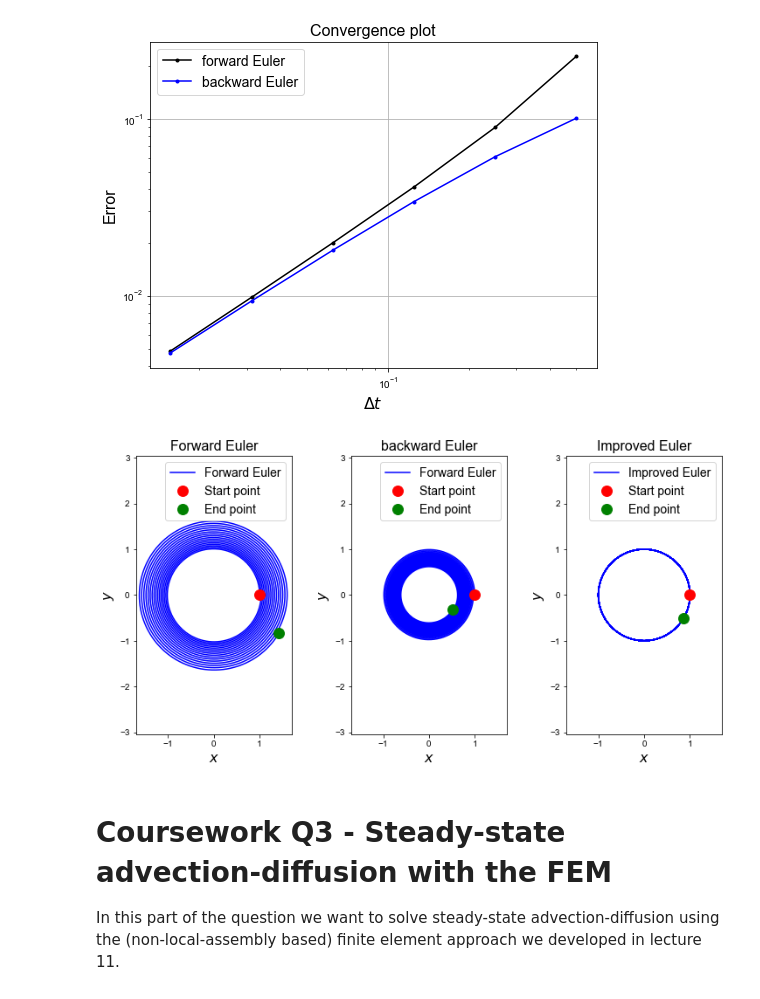
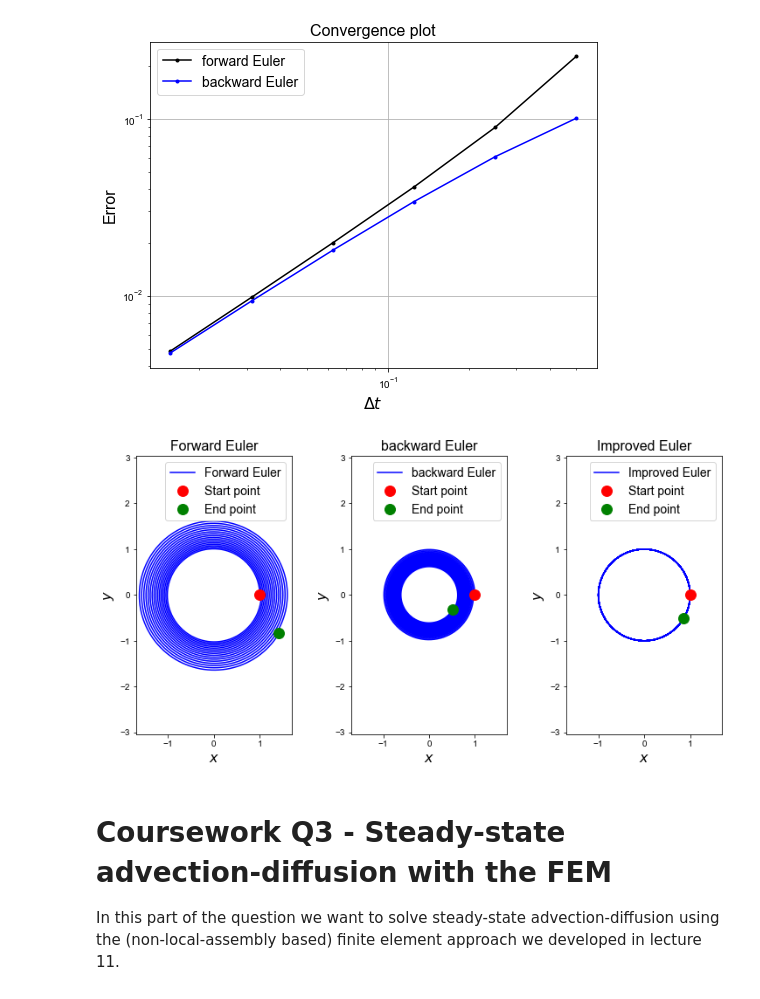
Before and after one commit to yxyyxy93/127_pythonFEM, a Jupyter notebook: ACSE-3-2019-20-Coursework.ipynb, the cells around one changed output. Drawn from its saved outputs; the diff is of its cells as text; code cells hidden in the pictures.

```diff
--- a/ACSE-3-2019-20-Coursework.ipynb
+++ b/ACSE-3-2019-20-Coursework.ipynb
@@ -131,6 +131,20 @@ def forward_euler(f, u0, t0, t_max, dt):
         t_all.append(t)
     return np.array(u_all), np.array(t_all)
 
+def improved_euler(f, u0, t0, t_max, dt):
+    u = np.array(u0)
+    t = np.array(t0)
+    u_all = [u0]
+    t_all = [t0]
+    while t < t_max:
+        ue = u + dt*f(t, u)  # euler guess
+        u = u + 0.5*dt* ( f(t, u) + f(t + dt, ue) )
+        u_all.append(u)
+        t = t + dt
+        t_all.append(t)
+    return np.array(u_all), np.array(t_all)
+
+
 def f_msd(t, u):
     """ RHS function for mass-spring-damper problem.
 
@@ -504,35 +518,35 @@ ax1.set_title('Forward Euler', fontsize=16)
 ax1.axis('equal')
 ax1.legend(loc='best', fontsize=14)
 ax1.set_xlim(-1.7,1.7)
 ax1.set_ylim(-1.7,1.7)
 
 u, t = back_euler(f, u0, t0, tf, dt)
-ax2.plot(u[:,0], u[:,1], 'b', label='Forward Euler')
+ax2.plot(u[:,0], u[:,1], 'b', label='backward Euler')
 ax2.plot(u[0,0], u[0,1], 'ro', label='Start point', markersize=12)
 ax2.plot(u[-1,0], u[-1,1], 'go', label='End point', markersize=12)
 ax2.set_xlabel('$x$', fontsize=16)
 ax2.set_ylabel('$y$', fontsize=16)
 ax2.set_title('backward Euler', fontsize=16)
 ax2.axis('equal')
 ax2.legend(loc='best', fontsize=14)
 ax2.set_xlim(-1.7,1.7)
 ax2.set_ylim(-1.7,1.7)
 
 u0 = np.array([1.,0.])
 t0 = 0.0
 u, t = improved_euler(f, u0, t0, tf, dt)
 ax3.plot(u[:,0], u[:,1], 'b', label='Improved Euler')
 ax3.plot(u[0,0], u[0,1], 'ro', label='Start point', markersize=12)
 ax3.plot(u[-1,0], u[-1,1], 'go', label='End point', markersize=12)
 ax3.set_xlabel('$x$', fontsize=16)
 ax3.set_ylabel('$y$', fontsize=16)
 ax3.set_title('Improved Euler', fontsize=16)
 ax3.axis('equal')
 ax3.legend(loc='best', fontsize=14)
 ax3.set_xlim(-1.7,1.7)
 ax3.set_ylim(-1.7,1.7);
 # %% [output]
-[figure, old version]
+[figure, new version]
 # %% [markdown]
 # Coursework Q3 - Steady-state advection-diffusion with the FEM
 
```
Also changed, not shown: parts of 5 cells of this notebook.
